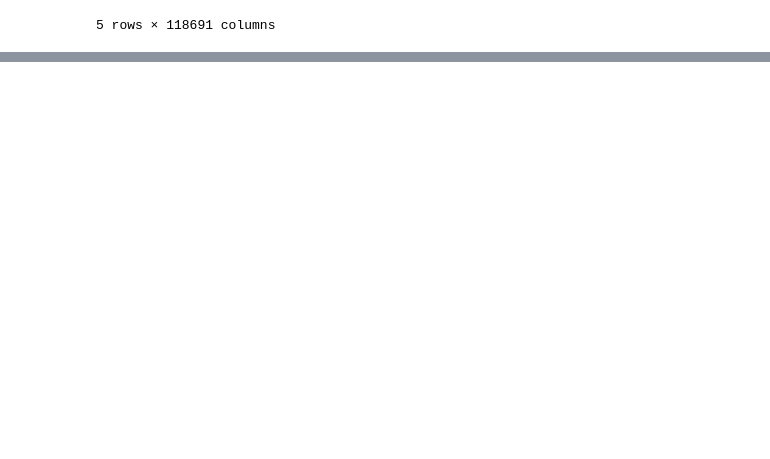
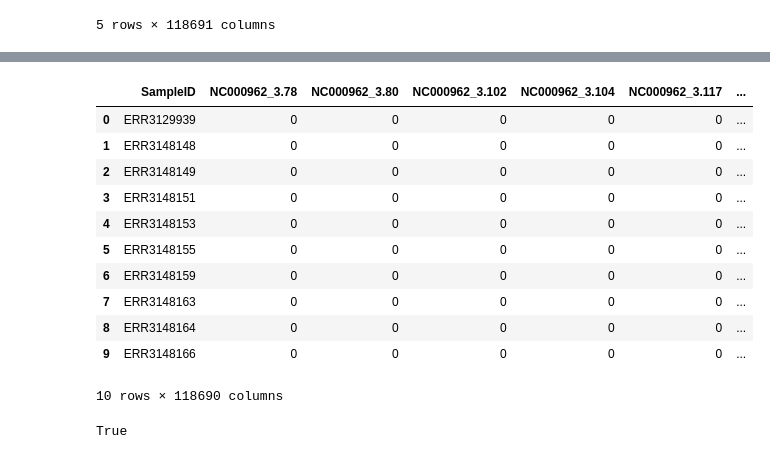
Before and after one commit to abhi18av/drug-resistance-prediction-cambiohack, a Jupyter notebook: src/notebooks/mono_resistance_analysis.ipynb, the cells around one changed output, grey strips where cells are left out. Drawn from its saved outputs; the diff is of its cells as text; code cells hidden in the pictures; blank space fills up the shorter version.

```diff
--- a/src/notebooks/mono_resistance_analysis.ipynb
+++ b/src/notebooks/mono_resistance_analysis.ipynb
@@ -229,0 +237,19 @@ multi_resistance_df.head()
+# %%
+multi_resistance_df.head(10)
+# %% [output]
+|  | SampleID | NC000962_3.78 | NC000962_3.80 | NC000962_3.102 | NC000962_3.104 | NC000962_3.117 | ... |
+| 0 | ERR3129939 | 0 | 0 | 0 | 0 | 0 | ... |
+| 1 | ERR3148148 | 0 | 0 | 0 | 0 | 0 | ... |
+| 2 | ERR3148149 | 0 | 0 | 0 | 0 | 0 | ... |
+| 3 | ERR3148151 | 0 | 0 | 0 | 0 | 0 | ... |
+| 4 | ERR3148153 | 0 | 0 | 0 | 0 | 0 | ... |
+| 5 | ERR3148155 | 0 | 0 | 0 | 0 | 0 | ... |
+| 6 | ERR3148159 | 0 | 0 | 0 | 0 | 0 | ... |
+| 7 | ERR3148163 | 0 | 0 | 0 | 0 | 0 | ... |
+| 8 | ERR3148164 | 0 | 0 | 0 | 0 | 0 | ... |
+| 9 | ERR3148166 | 0 | 0 | 0 | 0 | 0 | ... |
+10 rows × 118690 columns
+# %%
+multi_resistance_df.isnull().values.any()
+# %% [output]
+True
```
Also changed, not shown: parts of 4 cells of this notebook, 4 other files.
